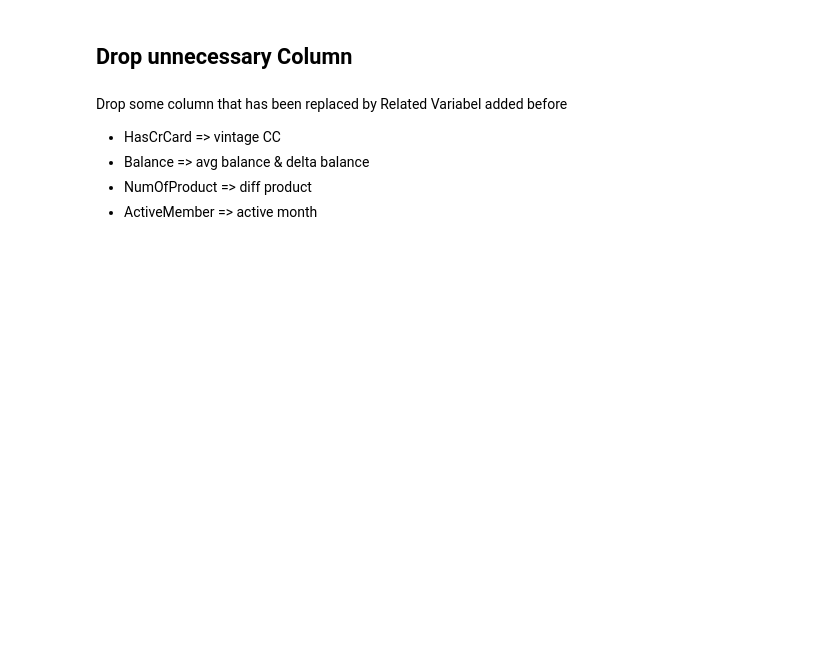
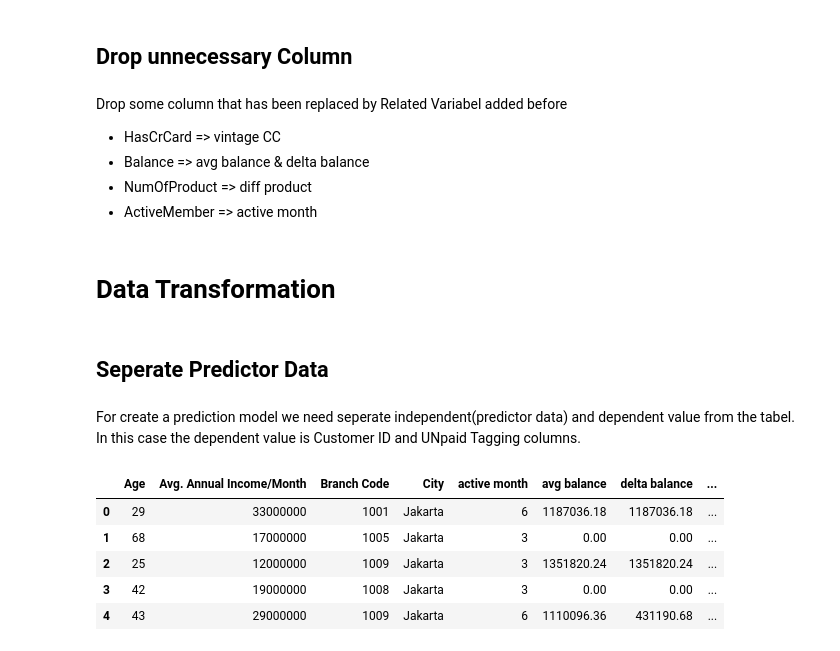
Before and after one commit to enthokz/Prediction-Model-Exercise, a Jupyter notebook: Prediction_Model_Exercise.ipynb, the cells around one changed output. Drawn from its saved outputs; the diff is of its cells as text; code cells hidden in the pictures; blank space fills up the shorter version.

```diff
--- a/Prediction_Model_Exercise.ipynb
+++ b/Prediction_Model_Exercise.ipynb
@@ -302,4 +300,6 @@ data2.head()
 # %%
+# Duration Credit Card Ownership
+
 # Define Function
 def cr_dur(x):
   if x['HasCrCard Q1']==1:
@@ -310,7 +310,7 @@ def cr_dur(x):
     return 6
   else:
     return 3
-  return np.nan
+  return np.NaN
 # %%
 # Experiment 1
 data1['vintage CC']=data1.apply(cr_dur, axis=1)
@@ -355,0 +354,27 @@ data2=data2.drop(columns=['Balance Q1','Balance Q2','Balance Q3','Balance Q4'])
+# %%
+# Drop NumOfProduct
+data1=data1.drop(columns=['NumOfProducts Q1','NumOfProducts Q2','NumOfProducts Q3','NumOfProducts Q4'])
+data2=data2.drop(columns=['NumOfProducts Q1','NumOfProducts Q2','NumOfProducts Q3','NumOfProducts Q4'])
+# %%
+# Drop ActiveMember
+data1=data1.drop(columns=['ActiveMember Q1','ActiveMember Q2','ActiveMember Q3','ActiveMember Q4'])
+data2=data2.drop(columns=['ActiveMember Q1','ActiveMember Q2','ActiveMember Q3','ActiveMember Q4'])
+# %% [markdown]
+# **Data Transformation**
+# %% [markdown]
+## Seperate Predictor Data
+# %% [markdown]
+For create a prediction model we need seperate independent(predictor data) and dependent value from the tabel. In this case the dependent value is Customer ID and UNpaid Tagging columns.
+# %%
+# Seperate non predictor data
+predic1=data1[data1.columns.difference(['Customer ID','Unpaid Tagging'])]
+predic2=data2[data2.columns.difference(['Customer ID','Unpaid Tagging'])]
+# %%
+predic1.head()
+# %% [output]
+|  | Age | Avg. Annual Income/Month | Branch Code | City | active month | avg balance | delta balance | ... |
+| 0 | 29 | 33000000 | 1001 | Jakarta | 6 | 1187036.18 | 1187036.18 | ... |
+| 1 | 68 | 17000000 | 1005 | Jakarta | 3 | 0.00 | 0.00 | ... |
+| 2 | 25 | 12000000 | 1009 | Jakarta | 3 | 1351820.24 | 1351820.24 | ... |
+| 3 | 42 | 19000000 | 1008 | Jakarta | 3 | 0.00 | 0.00 | ... |
+| 4 | 43 | 29000000 | 1009 | Jakarta | 6 | 1110096.36 | 431190.68 | ... |
```
Also changed, not shown: parts of 63 cells of this notebook.
